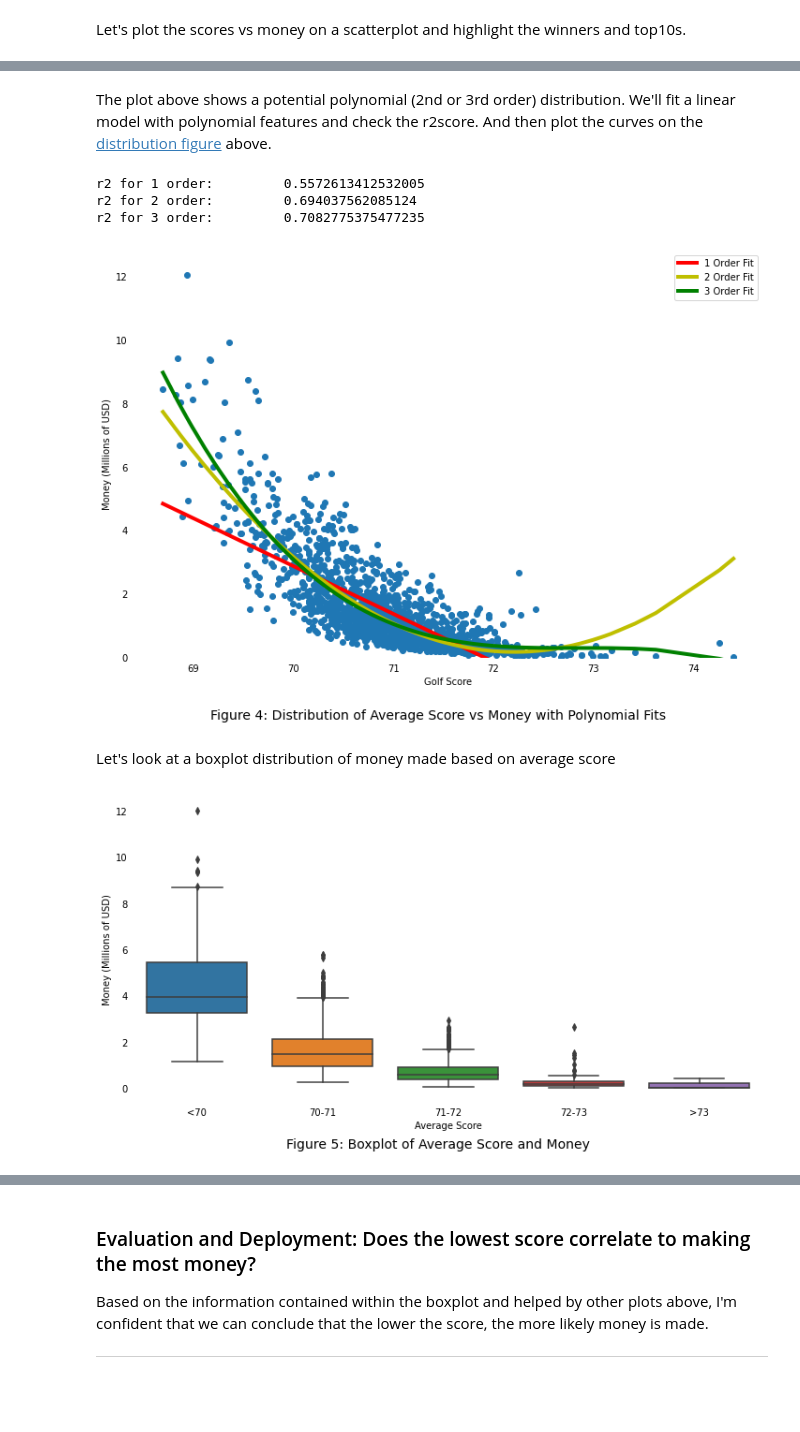
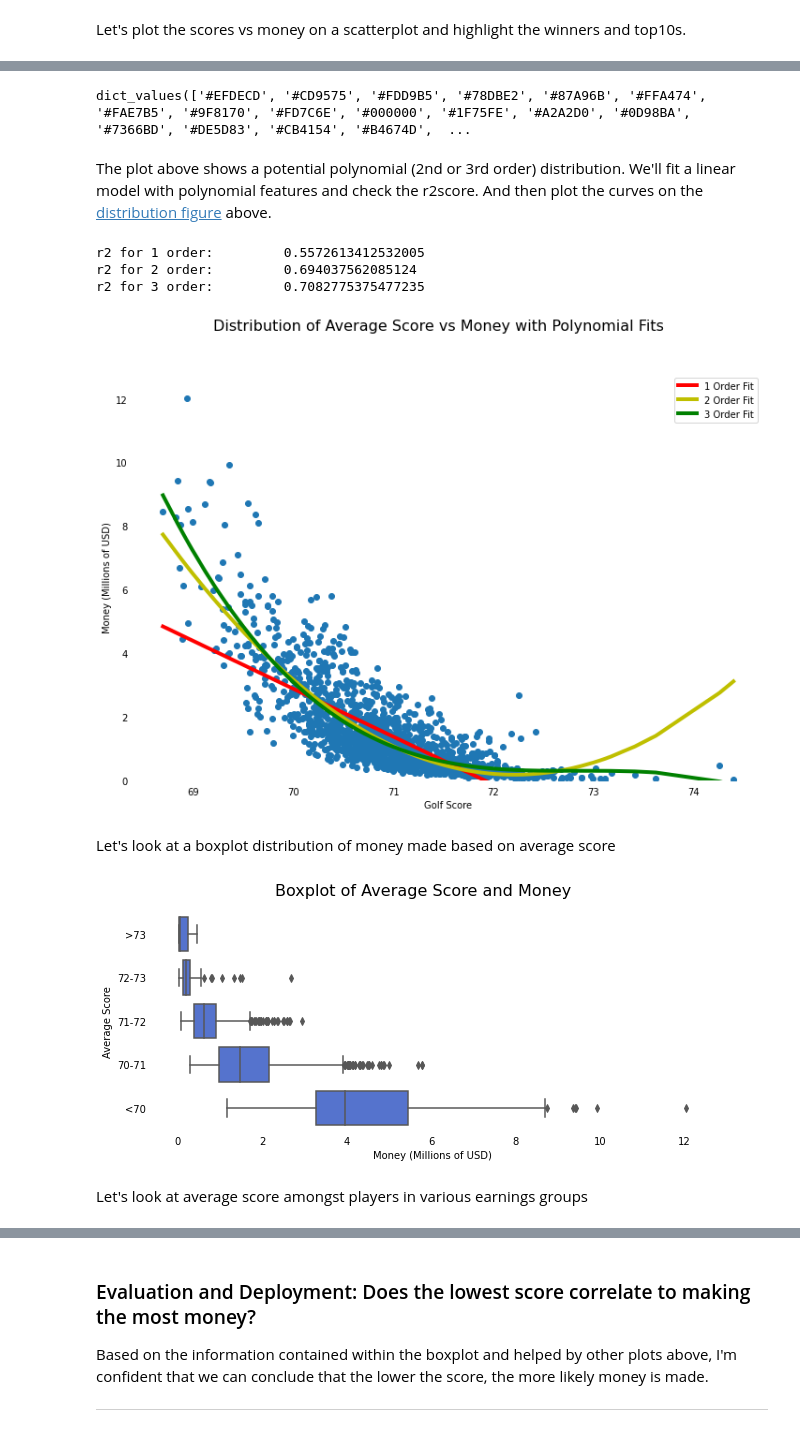
Before and after one commit to jbaviation/PGA-Analysis-2010-2018, a Jupyter notebook: PGA_Analysis.ipynb, the cells around one changed output, grey strips where cells are left out. Cells and saved outputs as stored; diff of their text form; code cells hidden in the pictures; blank space fills up the shorter version.

Commit message:
added several new plots throughout the course of writing the Medium article. This commit includes all plots contained within the article and more that did not make the final cut

```diff
--- a/PGA_Analysis.ipynb
+++ b/PGA_Analysis.ipynb
@@ -56,7 +56,7 @@ for comp in to_remove:
 
 
 fg=0  # Start with figure=0 so that figures automatically increment with the code
-def figure_incrementer(fig_title, plt_instance, use_incrementer=True):
+def figure_incrementer(fig_title, plt_instance, use_incrementer=False, location='top'):
     """Function to increment figures automatically so that when the final notebook has been run, it will
        automatically set the appropriate figure number
 
@@ -69,11 +69,19 @@ def figure_incrementer(fig_title, plt_instance, use_incrementer=True):
 
     # Increment figure number and set title based on fg number
     global fg
-    fg += 1
-    set_title = 'Figure {}: '.format(fg) + fig_title
+    if use_incrementer:
+        fg += 1
+        set_title = 'Figure {}: '.format(fg) + fig_title
+    else:
+        set_title = fig_title
 
     # Set location of the title on the plt_instance
-    plt_instance.figtext(0.5, 0.01, set_title, wrap=True, horizontalalignment='center', fontsize=14)
+    if location.lower()=='bottom':
+        plt_instance.figtext(0.5, 0.01, set_title, wrap=True, horizontalalignment='center', fontsize=14)
+    elif location.lower()=='top':
+        plt_instance.suptitle(set_title, fontsize=16)
+    else:
+        raise ValueError('figure_incrementer location must be set to "top" or "bottom"')
 # %% [markdown]
 ## Data Preparation <a name="dm3"></a>
 
@@ -206,3 +239,7 @@ figure_incrementer(title, plt)
+# %%
+sns.crayons.values()
+# %% [output]
+dict_values(['#EFDECD', '#CD9575', '#FDD9B5', '#78DBE2', '#87A96B', '#FFA474', '#FAE7B5', '#9F8170', '#FD7C6E', '#000000', '#1F75FE', '#A2A2D0', '#0D98BA', '#7366BD', '#DE5D83', '#CB4154', '#B4674D',  ...
 # %% [markdown]
 The plot above shows a potential polynomial (2nd or 3rd order) distribution.  We'll fit a linear model with polynomial features and check the r2score. And then plot the curves on the [distribution figure](#fig1) above.
 # %%
@@ -254,20 +291,24 @@ figure_incrementer(title, plt)
 r2 for 1 order:         0.5572613412532005
 r2 for 2 order:         0.694037562085124
 r2 for 3 order:         0.7082775375477235
-[figure, old version]
+[figure, new version]
 # %% [markdown]
 Let's look at a boxplot distribution of money made based on average score
 # %%
 dist_df = pga.loc[:,['Average Score', 'Money']]
-dist_df['Average Score'] = pd.cut(dist_df['Average Score'], bins=[0,70,71,72,73,100], labels=['<70', '70-71', '71-72', '72-73', '>73'])
+labels = ['<70', '70-71', '71-72', '72-73', '>73']
+dist_df['Average Score'] = pd.cut(dist_df['Average Score'], bins=[0,70,71,72,73,100], labels=labels)
 
 # Plot data
-plt.figure(figsize=(12,6))
-sns.boxplot(x='Average Score', y='Money', data=dist_df)
-plt.ylabel('Money (Millions of USD)')
+plt.figure(figsize=(10,4))
+labels = labels[-1::-1]
+sns.boxplot(y='Average Score', x='Money', data=dist_df, order=labels, color='royalblue')
+plt.xlabel('Money (Millions of USD)')
 
 # Set title
 title = 'Boxplot of Average Score and Money'
 figure_incrementer(title, plt)
 # %% [output]
-[figure, old version]
+[figure, new version]
+# %% [markdown]
+Let's look at average score amongst players in various earnings groups
```
Also changed, not shown: parts of 24 cells of this notebook, 10 other files.
